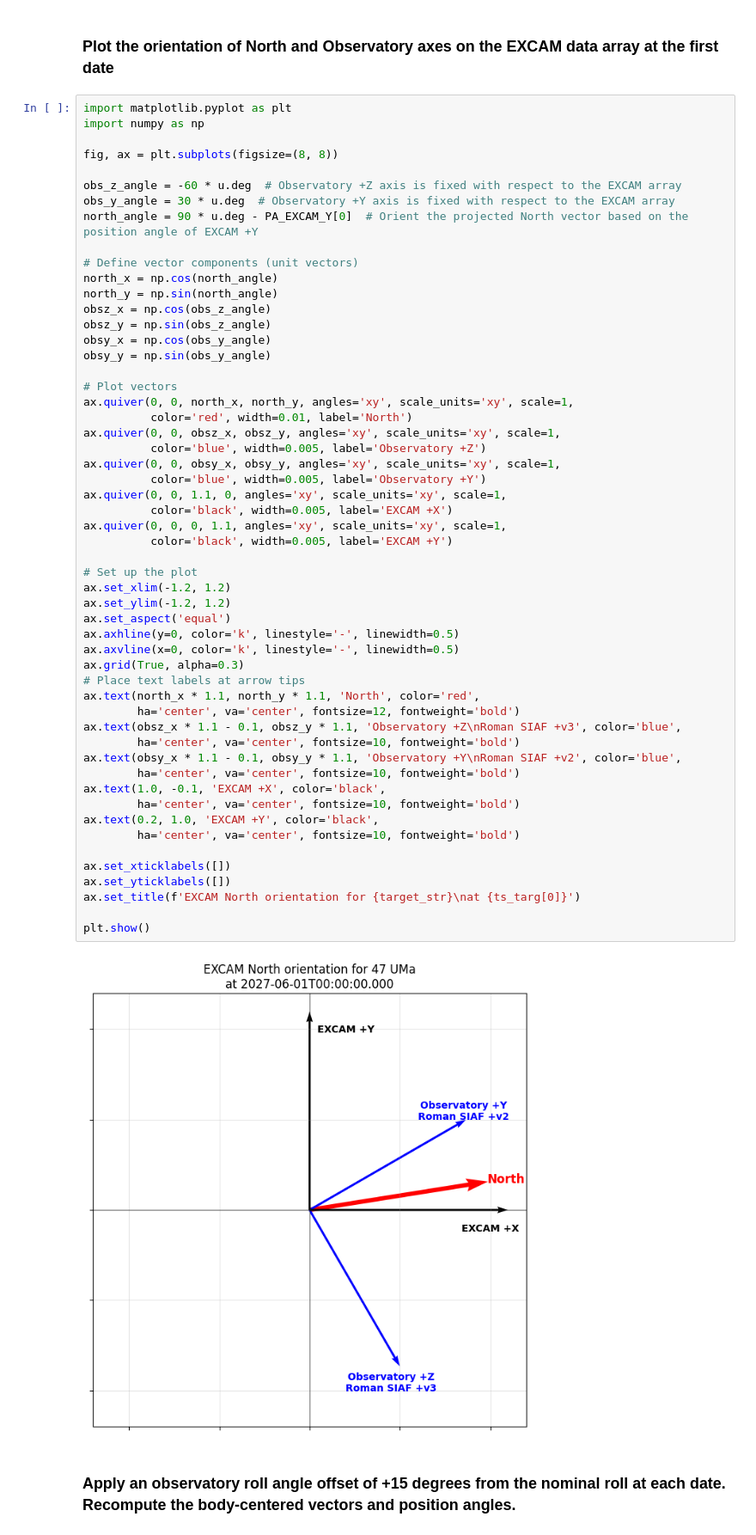
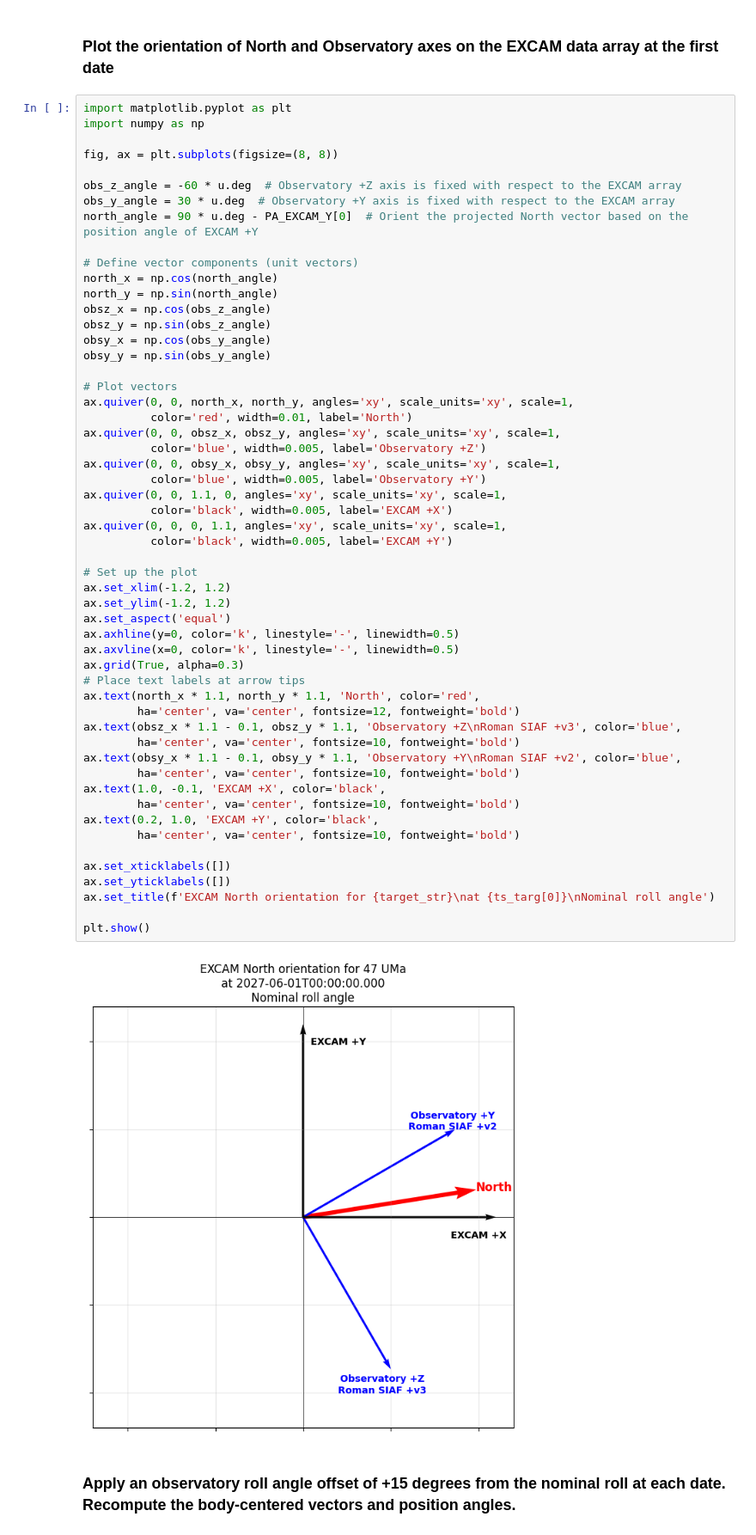
Before and after one commit to roman-corgi/roman_pointing, a Jupyter notebook: Notebooks/roman_excam_positionangle.ipynb, the cells around one changed output. Shown at 86% size. Drawn from its saved outputs; the diff is of its cells as text.

```diff
--- a/Notebooks/roman_excam_positionangle.ipynb
+++ b/Notebooks/roman_excam_positionangle.ipynb
@@ -109,35 +111,35 @@ ax.quiver(0, 0, obsy_x, obsy_y, angles='xy', scale_units='xy', scale=1,
           color='blue', width=0.005, label='Observatory +Y')
 ax.quiver(0, 0, 1.1, 0, angles='xy', scale_units='xy', scale=1,
           color='black', width=0.005, label='EXCAM +X')
 ax.quiver(0, 0, 0, 1.1, angles='xy', scale_units='xy', scale=1,
           color='black', width=0.005, label='EXCAM +Y')
 
 # Set up the plot
 ax.set_xlim(-1.2, 1.2)
 ax.set_ylim(-1.2, 1.2)
 ax.set_aspect('equal')
 ax.axhline(y=0, color='k', linestyle='-', linewidth=0.5)
 ax.axvline(x=0, color='k', linestyle='-', linewidth=0.5)
 ax.grid(True, alpha=0.3)
 # Place text labels at arrow tips
 ax.text(north_x * 1.1, north_y * 1.1, 'North', color='red',
         ha='center', va='center', fontsize=12, fontweight='bold')
 ax.text(obsz_x * 1.1 - 0.1, obsz_y * 1.1, 'Observatory +Z\nRoman SIAF +v3', color='blue',
         ha='center', va='center', fontsize=10, fontweight='bold')
 ax.text(obsy_x * 1.1 - 0.1, obsy_y * 1.1, 'Observatory +Y\nRoman SIAF +v2', color='blue',
         ha='center', va='center', fontsize=10, fontweight='bold')
 ax.text(1.0, -0.1, 'EXCAM +X', color='black',
         ha='center', va='center', fontsize=10, fontweight='bold')
 ax.text(0.2, 1.0, 'EXCAM +Y', color='black',
         ha='center', va='center', fontsize=10, fontweight='bold')
 
 ax.set_xticklabels([])
 ax.set_yticklabels([])
-ax.set_title(f'EXCAM North orientation for {target_str}\nat {ts_targ[0]}')
+ax.set_title(f'EXCAM North orientation for {target_str}\nat {ts_targ[0]}\nNominal roll angle')
 
 plt.show()
 # %% [output]
-[figure, old version]
+[figure, new version]
 # %% [markdown]
 ### Apply an observatory roll angle offset of +15 degrees from the nominal roll at each date.  Recompute the body-centered vectors and position angles.
 # %%
```
Also changed, not shown: parts of 7 cells of this notebook.
